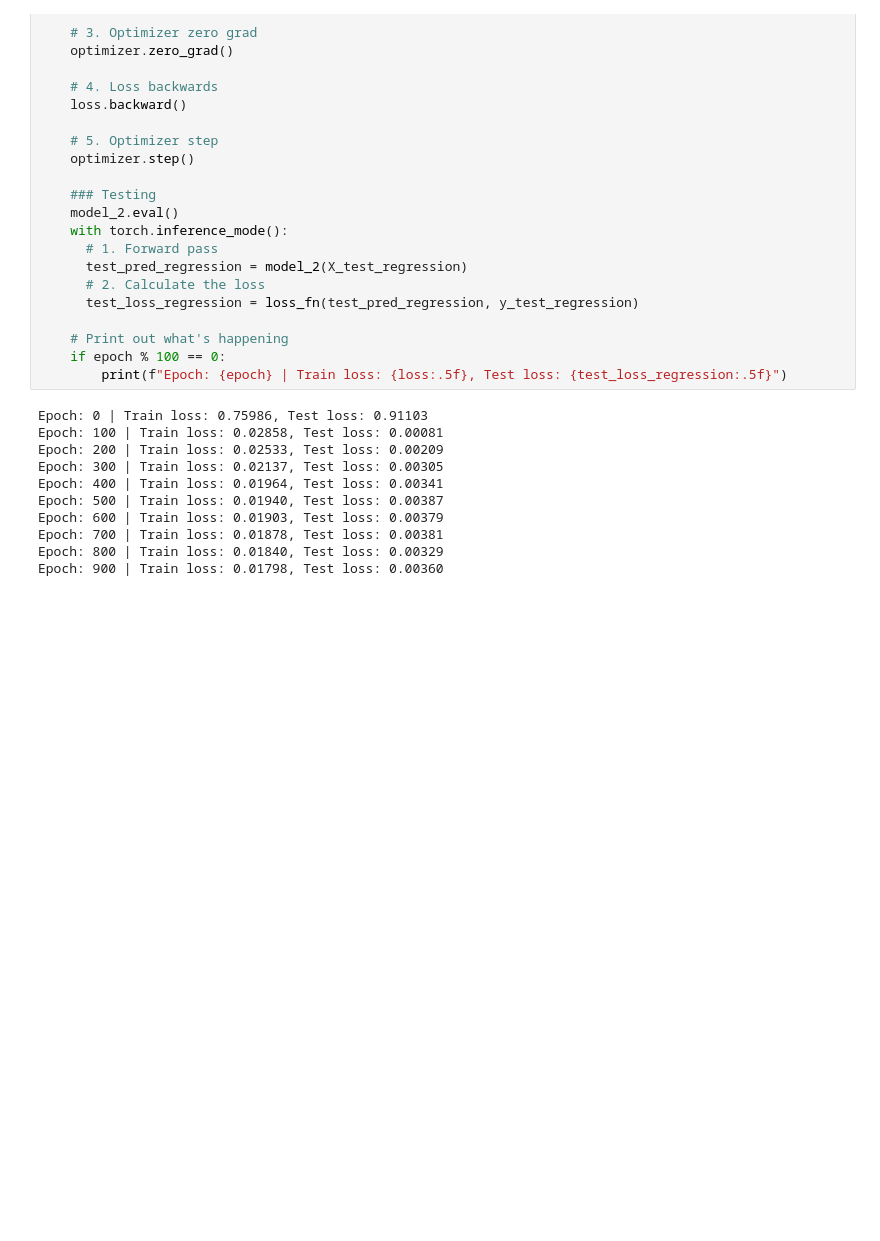
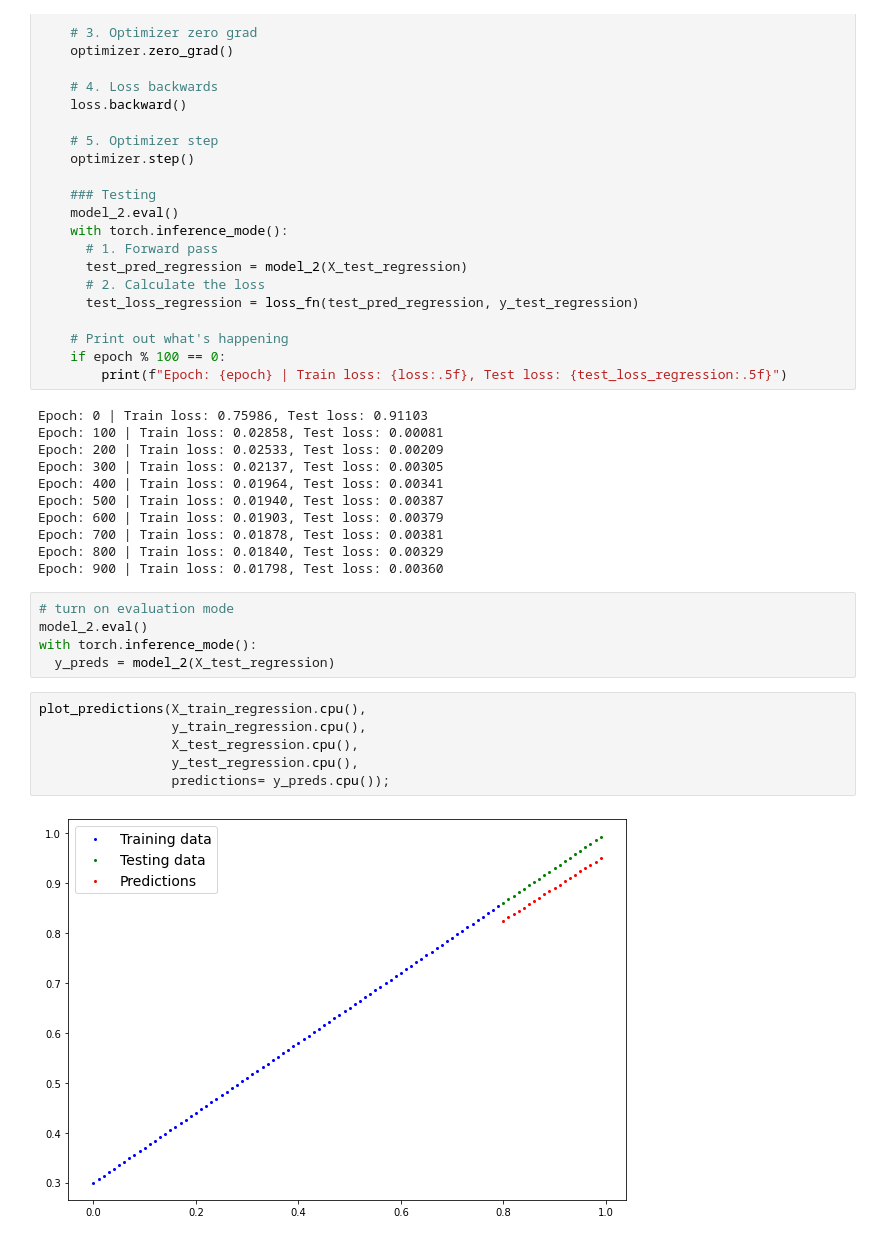
Before and after one commit to musfiq2546/ml-learning, a Jupyter notebook: 02_pytorch_classification.ipynb, the cells around one changed output. Drawn from its saved outputs; the diff is of its cells as text; blank space fills up the shorter version.

```diff
--- a/02_pytorch_classification.ipynb
+++ b/02_pytorch_classification.ipynb
@@ -800,3 +797,16 @@ Epoch: 600 | Train loss: 0.01903, Test loss: 0.00379
 Epoch: 700 | Train loss: 0.01878, Test loss: 0.00381
 Epoch: 800 | Train loss: 0.01840, Test loss: 0.00329
 Epoch: 900 | Train loss: 0.01798, Test loss: 0.00360
+# %%
+# turn on evaluation mode
+model_2.eval()
+with torch.inference_mode():
+  y_preds = model_2(X_test_regression)
+# %%
+plot_predictions(X_train_regression.cpu(),
+                 y_train_regression.cpu(),
+                 X_test_regression.cpu(),
+                 y_test_regression.cpu(),
+                 predictions= y_preds.cpu());
+# %% [output]
+[figure, added]
```
Also changed, not shown: parts of 16 cells of this notebook.
